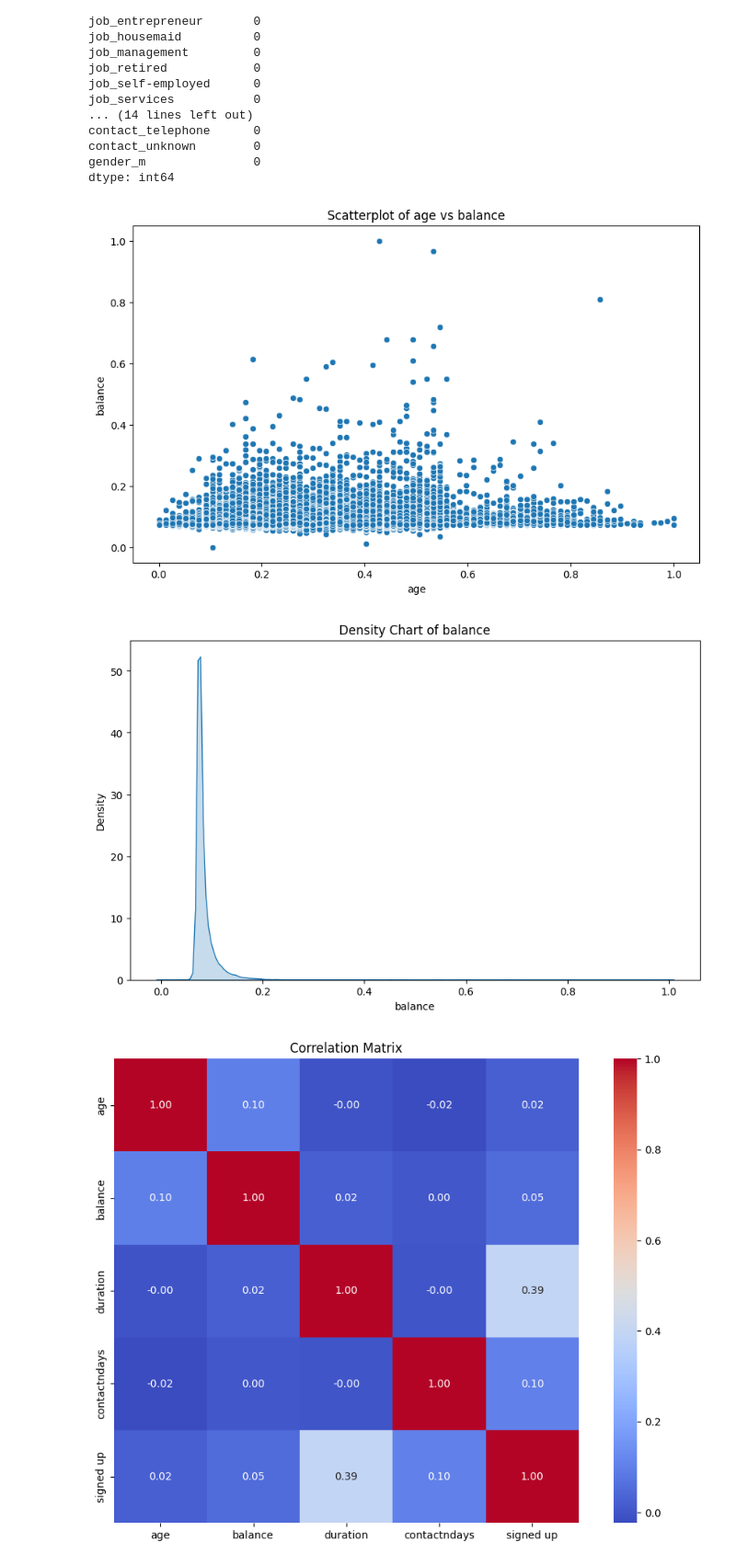
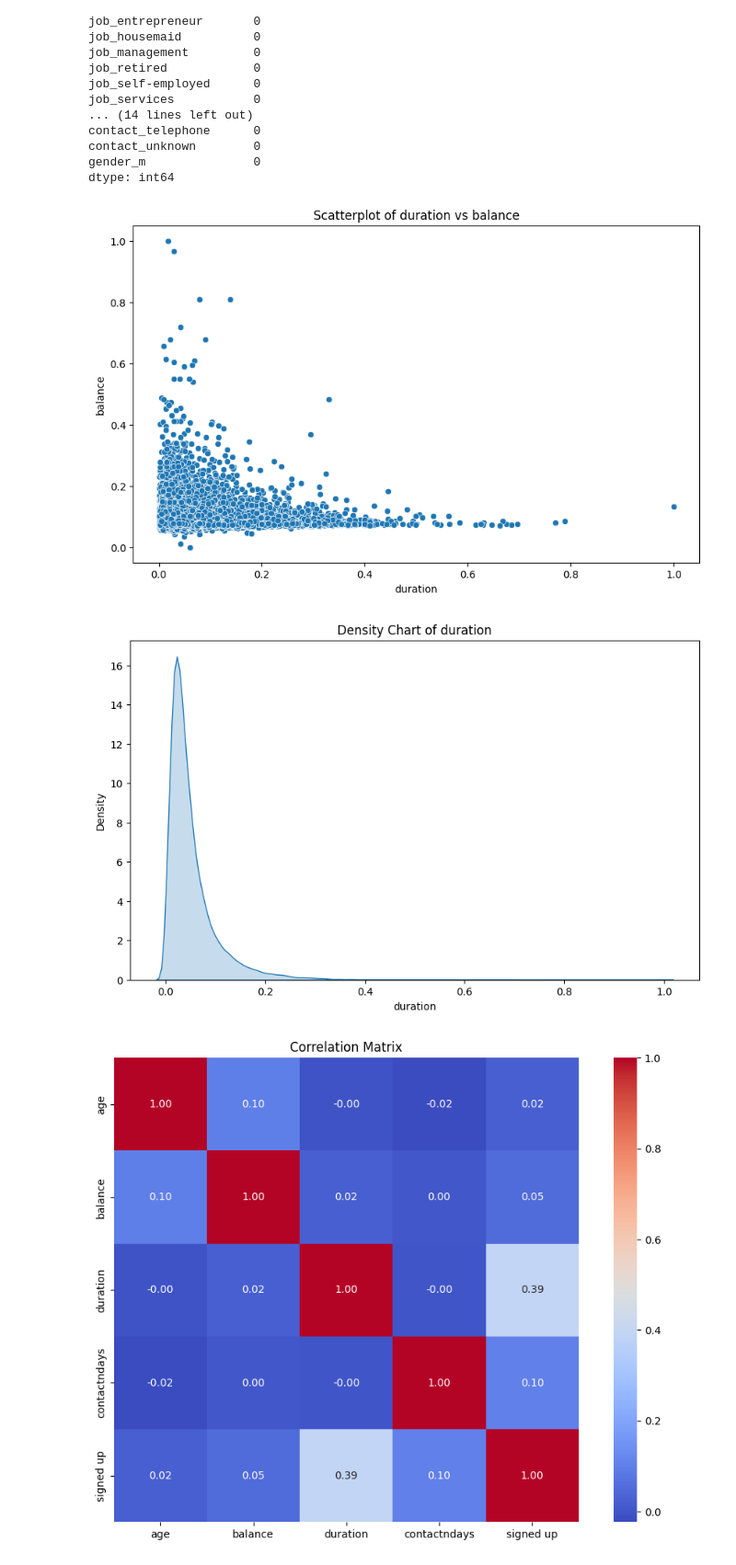
Before and after one commit to nilufercb06/ds1001_final, a Jupyter notebook: Final_Project_Notebook.ipynb, the cells around one changed output. Shown at 92% size. Drawn from its saved outputs; the diff is of its cells as text; code cells hidden in the pictures.

```diff
--- a/Final_Project_Notebook.ipynb
+++ b/Final_Project_Notebook.ipynb
@@ -187,20 +187,20 @@ df = df.dropna()
 # %%
 # Scatterplot between two continuous variables
 plt.figure(figsize=(10, 6))
-sns.scatterplot(x='age', y='balance', data=df)  # Replace 'Variable1' and 'Variable2' with your column names
-plt.title('Scatterplot of age vs balance')
+sns.scatterplot(x='duration', y='balance', data=df)  # Replace 'Variable1' and 'Variable2' with your column names
+plt.title('Scatterplot of duration vs balance')
 plt.savefig('scatterplot.png')  # Save the scatterplot image
 plt.show()
 # %% [output]
-[figure, old version]
+[figure, new version]
 # %%
 # Density chart of a continuous variable
 plt.figure(figsize=(10, 6))
-sns.kdeplot(df['balance'], fill=True)  # Replace 'ContinuousVariable' with your column name
-plt.title('Density Chart of balance')
+sns.kdeplot(df['duration'], fill=True)  # Replace 'ContinuousVariable' with your column name
+plt.title('Density Chart of duration')
 plt.show()
 # %% [output]
-[figure, old version]
+[figure, new version]
 # %%
 #Correlation matrix, make sure to only include numeric variables
 num_values = df.select_dtypes(include=['number'])
```
Also changed, not shown: parts of 1 cell of this notebook, 1 other file.
